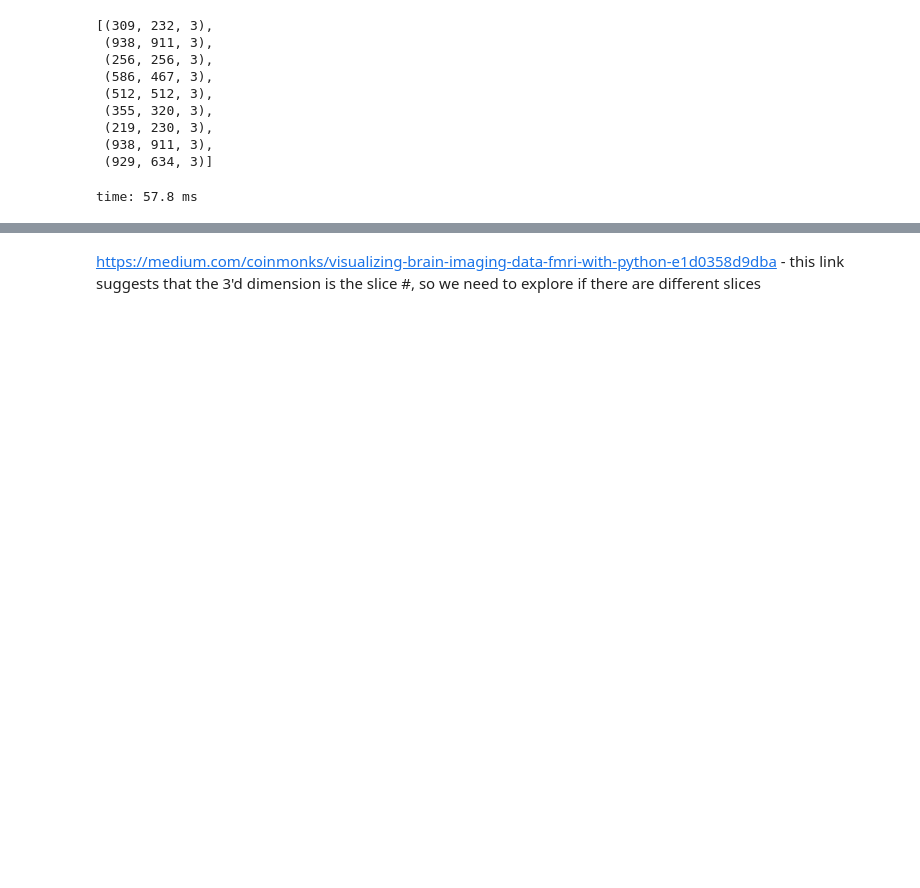
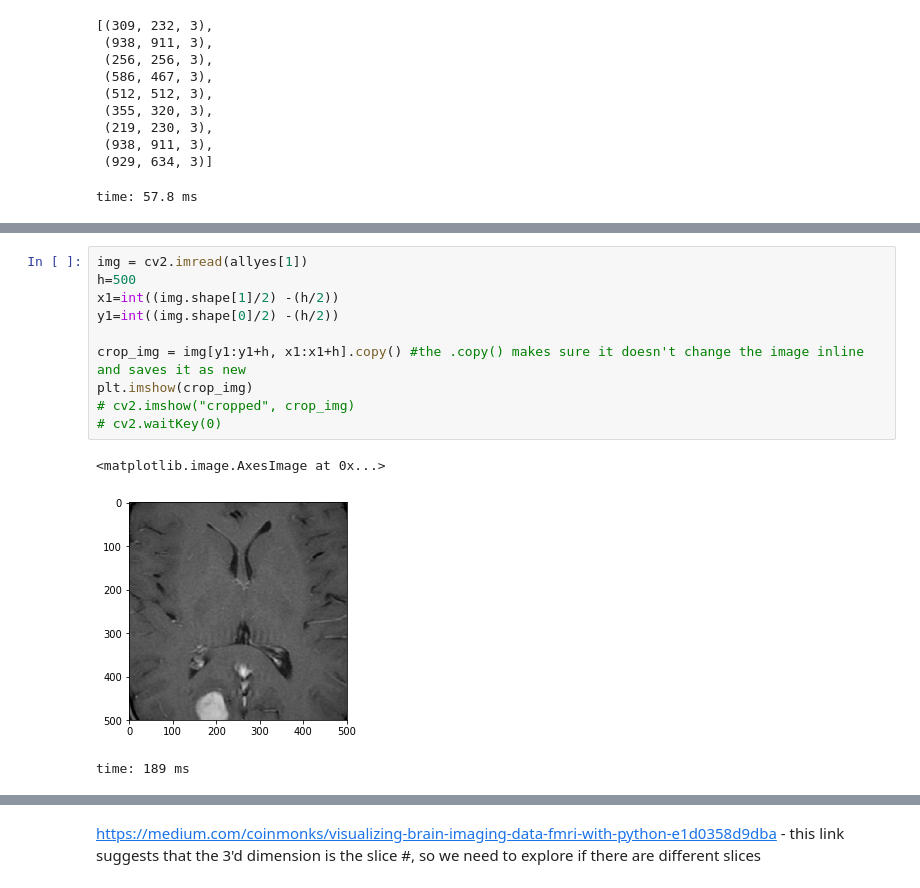
Before and after one commit to geickelb/dl_mri_project, a Jupyter notebook: notebooks/01-exploration.ipynb, the cells around one changed output, grey strips where cells are left out. Drawn from its saved outputs; the diff is of its cells as text; blank space fills up the shorter version.

Commit message:
exploring centered image cropping
all images are differently scaled and have different dimensions, so i tried to apply a centered cropping and had some wildly different results.

```diff
--- a/notebooks/01-exploration.ipynb
+++ b/notebooks/01-exploration.ipynb
@@ -221,0 +272,14 @@ time: 57.8 ms
+# %%
+img = cv2.imread(allyes[1])
+h=500
+x1=int((img.shape[1]/2) -(h/2))
+y1=int((img.shape[0]/2) -(h/2))
+
+crop_img = img[y1:y1+h, x1:x1+h].copy() #the .copy() makes sure it doesn't change the image inline and saves it as new
+plt.imshow(crop_img)
+# cv2.imshow("cropped", crop_img)
+# cv2.waitKey(0)
+# %% [output]
+<matplotlib.image.AxesImage at 0x...>
+[figure, added]
+time: 189 ms
```
Also changed, not shown: parts of 9 cells of this notebook.
